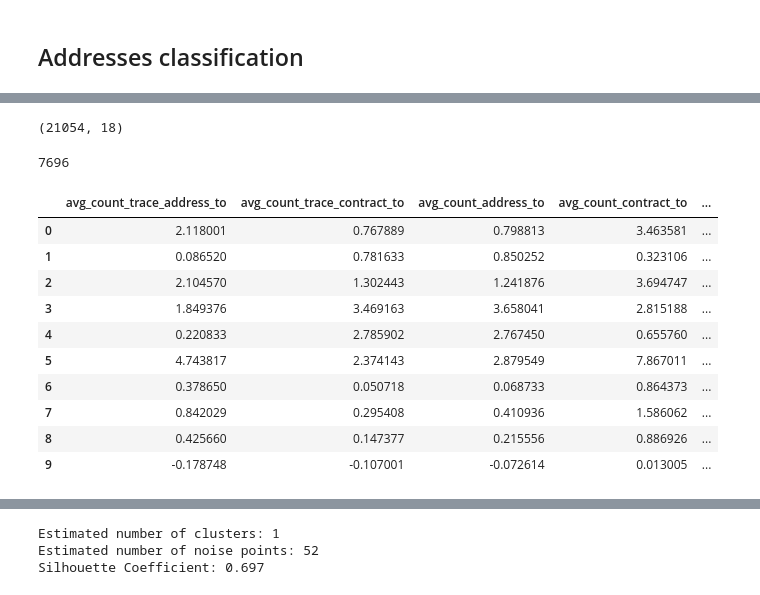
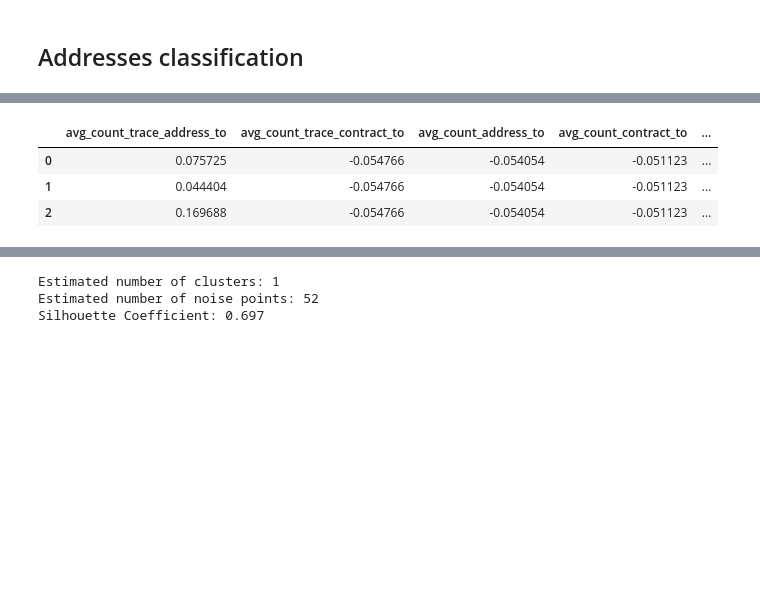
Before and after one commit to frebls/crypto-on-chain, a Jupyter notebook: data_analysis/EDA.ipynb, the cells around one changed output, grey strips where cells are left out. Saved outputs shown, nothing was run; the diff lists cells and outputs as text; code cells hidden in the pictures; blank space fills up the shorter version.

```diff
--- a/data_analysis/EDA.ipynb
+++ b/data_analysis/EDA.ipynb
@@ -487,8 +552,8 @@ address_clustering
 # %%
 import datetime
 
-df = address_clustering.loc[address_clustering.date_month == datetime.date(2021,6,1)
-                            , address_clustering.columns.isin(['date_month', 'avg_count_trace_contract_to', 'avg_sum_value_address_to', 'avg_balance'])]
-# df = address_clustering.loc[:, ~address_clustering.columns.isin(['address', 'nr_days_to', 'nr_days_from', 'rank'])]
+# df = address_clustering.loc[address_clustering.date_month == datetime.date(2021,6,1)
+#                             , address_clustering.columns.isin(['date_month', 'avg_count_trace_contract_to', 'avg_sum_value_address_to', 'avg_balance'])]
+df = address_clustering.loc[:, ~address_clustering.columns.isin(['address', 'nr_days_to', 'nr_days_from'])] #, 'rank'
 df.head()
 # %% [output]
@@ -501,11 +566,3 @@ df.head()
-# %%
-address_clustering.shape
-# %% [output]
-(21054, 18)
-# %%
-len(set(address_clustering.address))
-# %% [output]
-7696
 # %%
 # from sklearn.datasets import load_iris
 import typing
@@ -563,19 +620,12 @@ df_rescaled = df.groupby("date_month").apply(scaler.fit_transform)
 #     .drop("class", axis="columns")
 # )
 # %%
-df_rescaled.head(10)
+df_rescaled.head(3)
 # %% [output]
 |  | avg_count_trace_address_to | avg_count_trace_contract_to | avg_count_address_to | avg_count_contract_to | ... |
-| 0 | 2.118001 | 0.767889 | 0.798813 | 3.463581 | ... |
-| 1 | 0.086520 | 0.781633 | 0.850252 | 0.323106 | ... |
-| 2 | 2.104570 | 1.302443 | 1.241876 | 3.694747 | ... |
-| 3 | 1.849376 | 3.469163 | 3.658041 | 2.815188 | ... |
-| 4 | 0.220833 | 2.785902 | 2.767450 | 0.655760 | ... |
-| 5 | 4.743817 | 2.374143 | 2.879549 | 7.867011 | ... |
-| 6 | 0.378650 | 0.050718 | 0.068733 | 0.864373 | ... |
-| 7 | 0.842029 | 0.295408 | 0.410936 | 1.586062 | ... |
-| 8 | 0.425660 | 0.147377 | 0.215556 | 0.886926 | ... |
-| 9 | -0.178748 | -0.107001 | -0.072614 | 0.013005 | ... |
+| 0 | 0.075725 | -0.054766 | -0.054054 | -0.051123 | ... |
+| 1 | 0.044404 | -0.054766 | -0.054054 | -0.051123 | ... |
+| 2 | 0.169688 | -0.054766 | -0.054054 | -0.051123 | ... |
 # %%
 # from sklearn.datasets import make_blobs
 from sklearn.cluster import KMeans
```
Also changed, not shown: parts of 32 cells of this notebook.
